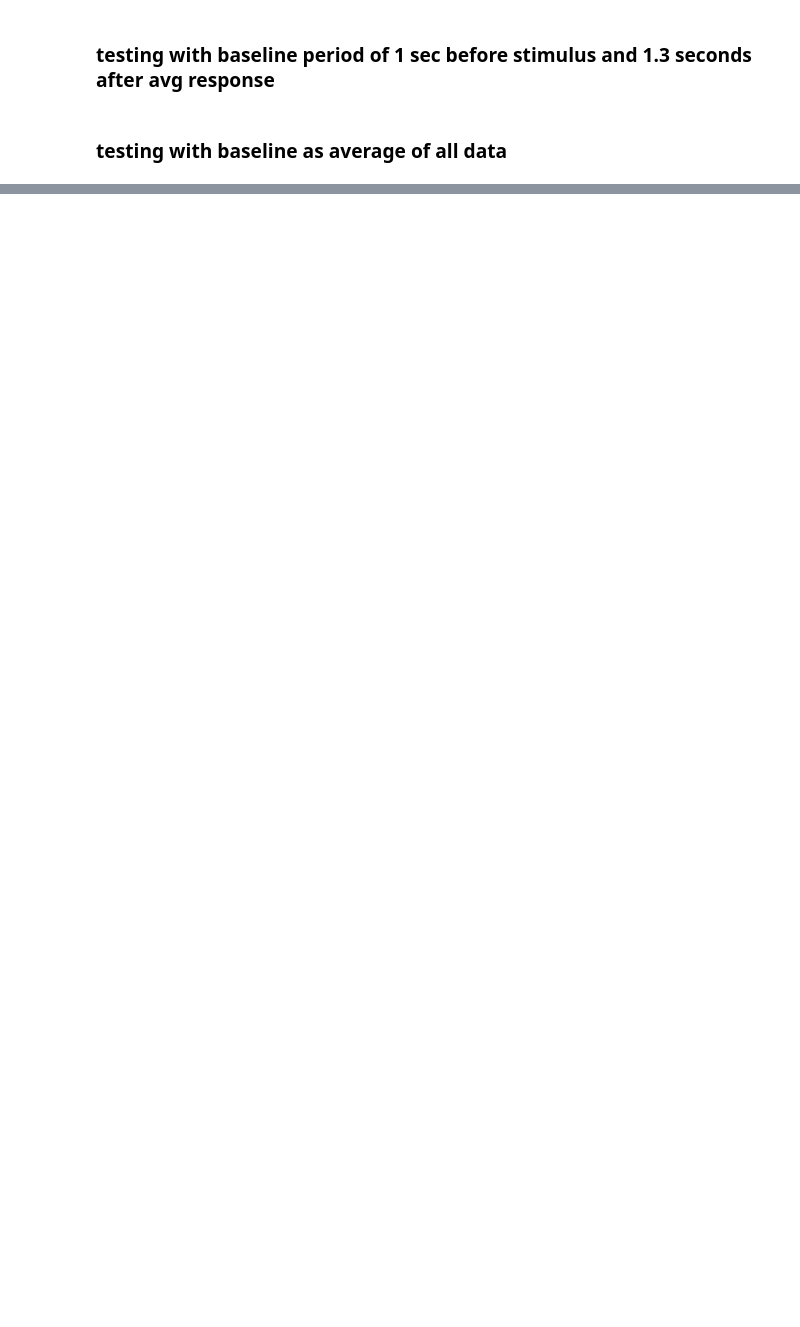
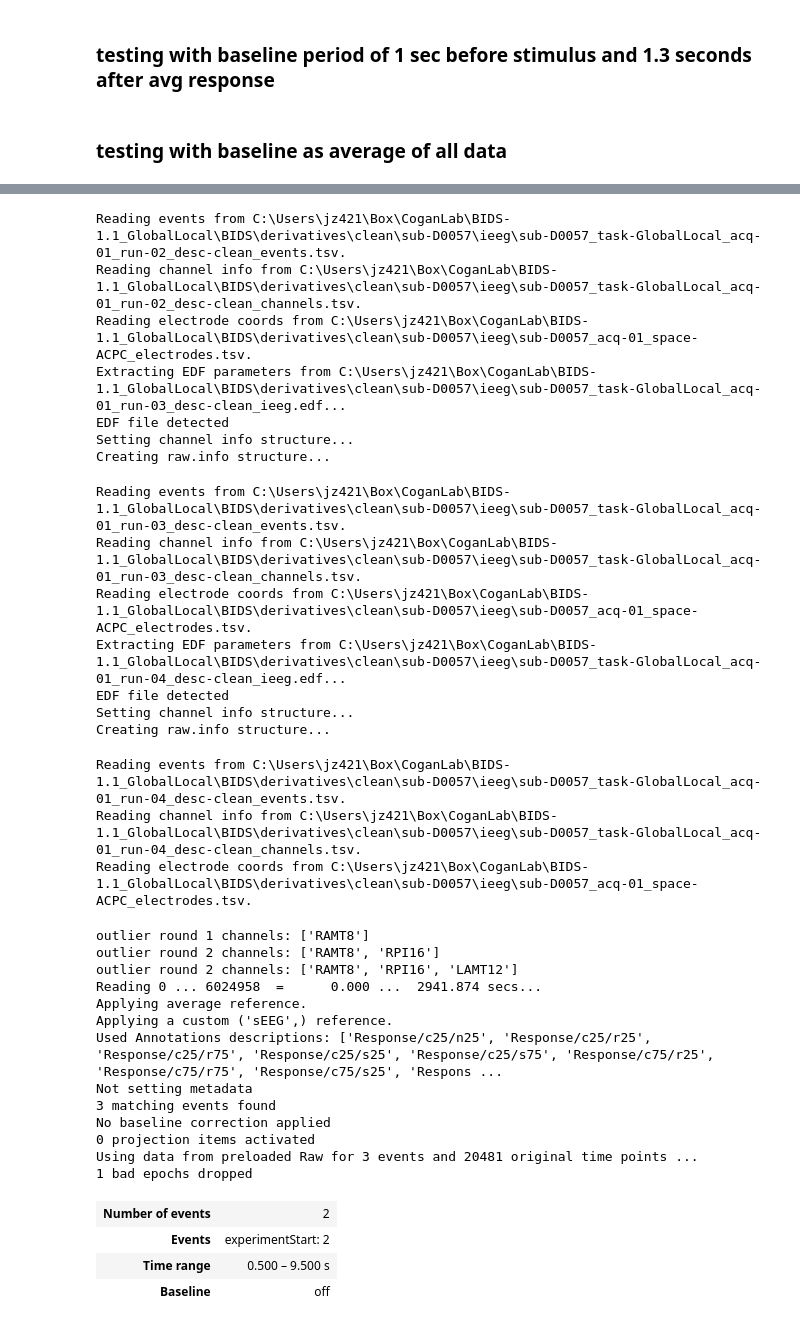
Before and after one commit to coganlab/GlobalLocal, a Jupyter notebook: plot_HG_and_stats.ipynb, the cells around one changed output, grey strips where cells are left out. Drawn from its saved outputs; the diff is of its cells as text; code cells hidden in the pictures; blank space fills up the shorter version.

Commit message:
try function with new baseline of starting from the start of recording

```diff
--- a/plot_HG_and_stats.ipynb
+++ b/plot_HG_and_stats.ipynb
@@ -996,0 +739,36 @@ test = stats.time_perm_cluster(stim._data, good_reshaped, 0.05, axis=0,
+# %%
+HOME = os.path.expanduser("~")
+
+# get box directory depending on OS
+if os.name == 'nt': # windows
+    LAB_root = os.path.join(HOME, "Box", "CoganLab")
+else: # mac
+    LAB_root = os.path.join(HOME, "Library", "CloudStorage", "Box-Box", "CoganLab")
+
+sub='D0057'
+layout = get_data("GlobalLocal", root=LAB_root)
+filt = raw_from_layout(layout.derivatives['derivatives/clean'], subject=sub, extension='.edf', desc='clean', preload=False)
+save_dir = os.path.join(layout.root, 'derivatives', 'freqFilt', 'figs', sub)
+if not os.path.exists(save_dir):
+    os.makedirs(save_dir)
+good = crop_empty_data(filt)
+good.info['bads'] = channel_outlier_marker(good, 3, 2)
+good.drop_channels(good.info['bads'])
+good.load_data()
+
+
+
+channels = good.ch_names
+
+
+ch_type = filt.get_channel_types(only_data_chs=True)[0]
+good.set_eeg_reference(ref_channels="average", ch_type=ch_type)
+
+
+times=[0,10]
+
+trials = trial_ieeg(good, "experimentStart", times, preload=True)
+outliers_to_nan(trials, outliers=10)
+HG_base = gamma.extract(trials, copy=False, n_jobs=1)
+crop_pad(HG_base, "0.5s")
+# %% [output]
@@ -996,0 +786,34 @@ test = stats.time_perm_cluster(stim._data, good_reshaped, 0.05, axis=0,
+Reading events from C:\Users\jz421\Box\CoganLab\BIDS-1.1_GlobalLocal\BIDS\derivatives\clean\sub-D0057\ieeg\sub-D0057_task-GlobalLocal_acq-01_run-02_desc-clean_events.tsv.
+Reading channel info from C:\Users\jz421\Box\CoganLab\BIDS-1.1_GlobalLocal\BIDS\derivatives\clean\sub-D0057\ieeg\sub-D0057_task-GlobalLocal_acq-01_run-02_desc-clean_channels.tsv.
+Reading electrode coords from C:\Users\jz421\Box\CoganLab\BIDS-1.1_GlobalLocal\BIDS\derivatives\clean\sub-D0057\ieeg\sub-D0057_acq-01_space-ACPC_electrodes.tsv.
+Extracting EDF parameters from C:\Users\jz421\Box\CoganLab\BIDS-1.1_GlobalLocal\BIDS\derivatives\clean\sub-D0057\ieeg\sub-D0057_task-GlobalLocal_acq-01_run-03_desc-clean_ieeg.edf...
+EDF file detected
+Setting channel info structure...
+Creating raw.info structure...
+Reading events from C:\Users\jz421\Box\CoganLab\BIDS-1.1_GlobalLocal\BIDS\derivatives\clean\sub-D0057\ieeg\sub-D0057_task-GlobalLocal_acq-01_run-03_desc-clean_events.tsv.
+Reading channel info from C:\Users\jz421\Box\CoganLab\BIDS-1.1_GlobalLocal\BIDS\derivatives\clean\sub-D0057\ieeg\sub-D0057_task-GlobalLocal_acq-01_run-03_desc-clean_channels.tsv.
+Reading electrode coords from C:\Users\jz421\Box\CoganLab\BIDS-1.1_GlobalLocal\BIDS\derivatives\clean\sub-D0057\ieeg\sub-D0057_acq-01_space-ACPC_electrodes.tsv.
+Extracting EDF parameters from C:\Users\jz421\Box\CoganLab\BIDS-1.1_GlobalLocal\BIDS\derivatives\clean\sub-D0057\ieeg\sub-D0057_task-GlobalLocal_acq-01_run-04_desc-clean_ieeg.edf...
+EDF file detected
+Setting channel info structure...
+Creating raw.info structure...
+Reading events from C:\Users\jz421\Box\CoganLab\BIDS-1.1_GlobalLocal\BIDS\derivatives\clean\sub-D0057\ieeg\sub-D0057_task-GlobalLocal_acq-01_run-04_desc-clean_events.tsv.
+Reading channel info from C:\Users\jz421\Box\CoganLab\BIDS-1.1_GlobalLocal\BIDS\derivatives\clean\sub-D0057\ieeg\sub-D0057_task-GlobalLocal_acq-01_run-04_desc-clean_channels.tsv.
+Reading electrode coords from C:\Users\jz421\Box\CoganLab\BIDS-1.1_GlobalLocal\BIDS\derivatives\clean\sub-D0057\ieeg\sub-D0057_acq-01_space-ACPC_electrodes.tsv.
+outlier round 1 channels: ['RAMT8']
+outlier round 2 channels: ['RAMT8', 'RPI16']
+outlier round 2 channels: ['RAMT8', 'RPI16', 'LAMT12']
+Reading 0 ... 6024958  =      0.000 ...  2941.874 secs...
+Applying average reference.
+Applying a custom ('sEEG',) reference.
+Used Annotations descriptions: ['Response/c25/n25', 'Response/c25/r25', 'Response/c25/r75', 'Response/c25/s25', 'Response/c25/s75', 'Response/c75/r25', 'Response/c75/r75', 'Response/c75/s25', 'Respons ...
+Not setting metadata
+3 matching events found
+No baseline correction applied
+0 projection items activated
+Using data from preloaded Raw for 3 events and 20481 original time points ...
+1 bad epochs dropped
+| Number of events | 2 |
+| Events | experimentStart: 2 |
+| Time range | 0.500 – 9.500 s |
+| Baseline | off |
```
Also changed, not shown: parts of 9 cells of this notebook, 1 other file.
